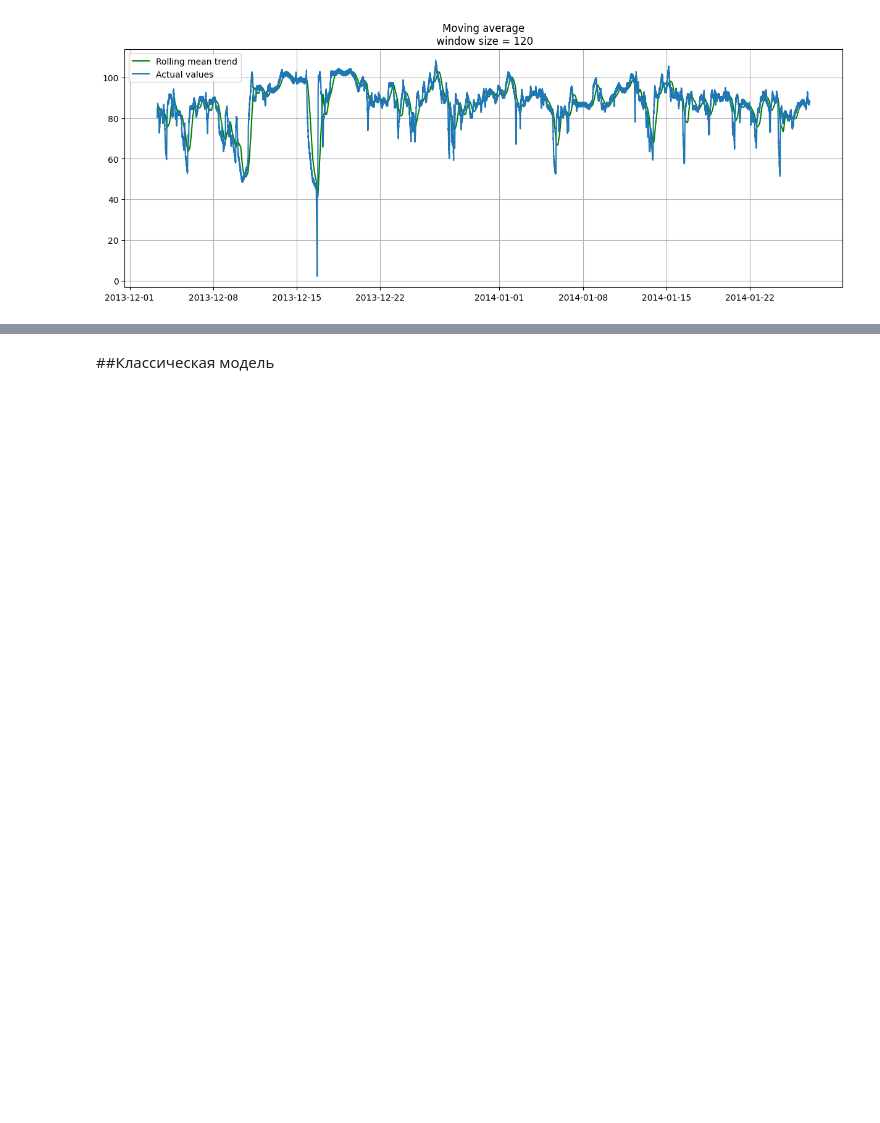
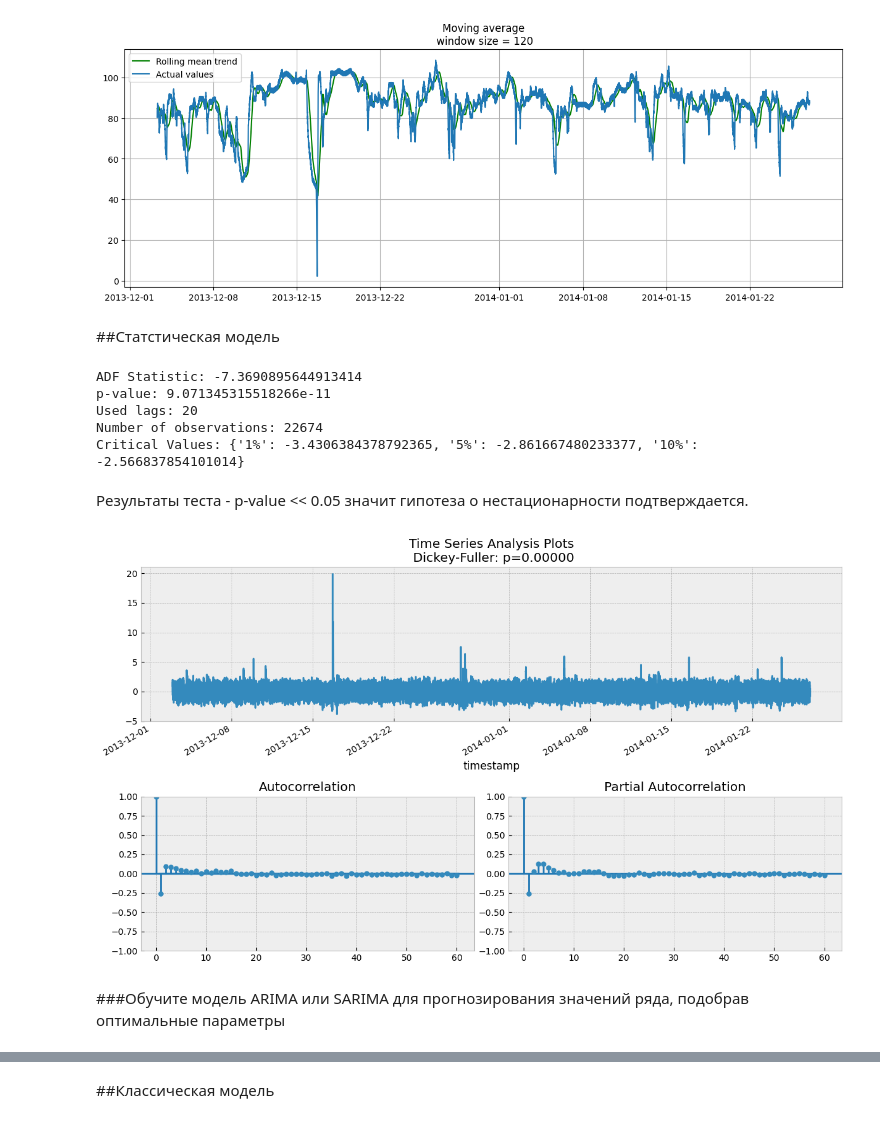
Before and after one commit to LxnkyKillThemAll/DataAnalysis, a Jupyter notebook: АнализДанных№2.ipynb, the cells around one changed output, grey strips where cells are left out. Cells and saved outputs as stored; diff of their text form; code cells hidden in the pictures; blank space fills up the shorter version.

```diff
--- a/АнализДанных№2.ipynb
+++ b/АнализДанных№2.ipynb
@@ -127,0 +133,56 @@ plotMovingAverage(train, 120)
+# %% [markdown]
+##Статстическая модель
+# %%
+from statsmodels.tsa.stattools import adfuller
+
+adf_result = adfuller(df.value)
+
+adf_result_summary = {
+    "ADF Statistic": adf_result[0],
+    "p-value": adf_result[1],
+    "Used lags": adf_result[2],
+    "Number of observations": adf_result[3],
+    "Critical Values": adf_result[4]
+}
+
+for key, value in adf_result_summary.items():
+    print(f"{key}: {value}")
+# %% [output]
+ADF Statistic: -7.3690895644913414
+p-value: 9.071345315518266e-11
+Used lags: 20
+Number of observations: 22674
+Critical Values: {'1%': -3.4306384378792365, '5%': -2.861667480233377, '10%': -2.566837854101014}
+# %% [markdown]
+Результаты теста - p-value << 0.05 значит гипотеза о нестационарности подтверждается.
+# %%
+def tsplot(y, lags=None, figsize=(12, 7), style='bmh'):
+    """
+        Plot time series, its ACF and PACF, calculate Dickey–Fuller test
+
+        y - timeseries
+        lags - how many lags to include in ACF, PACF calculation
+    """
+    if not isinstance(y, pd.Series):
+        y = pd.Series(y)
+
+    with plt.style.context(style):
+        fig = plt.figure(figsize=figsize)
+        layout = (2, 2)
+        ts_ax = plt.subplot2grid(layout, (0, 0), colspan=2)
+        acf_ax = plt.subplot2grid(layout, (1, 0))
+        pacf_ax = plt.subplot2grid(layout, (1, 1))
+
+        y.plot(ax=ts_ax)
+        p_value = sm.tsa.stattools.adfuller(y)[1]
+        ts_ax.set_title('Time Series Analysis Plots\n Dickey-Fuller: p={0:.5f}'.format(p_value))
+        smt.graphics.plot_acf(y, lags=lags, ax=acf_ax)
+        smt.graphics.plot_pacf(y, lags=lags, ax=pacf_ax)
+        plt.tight_layout()
+# %%
+train_diff = train.diff().dropna()
+tsplot(train_diff.value, lags=60)
+# %% [output]
+[figure, added]
+# %% [markdown]
+###Обучите модель ARIMA или SARIMA для прогнозирования значений ряда, подобрав оптимальные параметры
```
Also changed, not shown: parts of 28 cells of this notebook.
